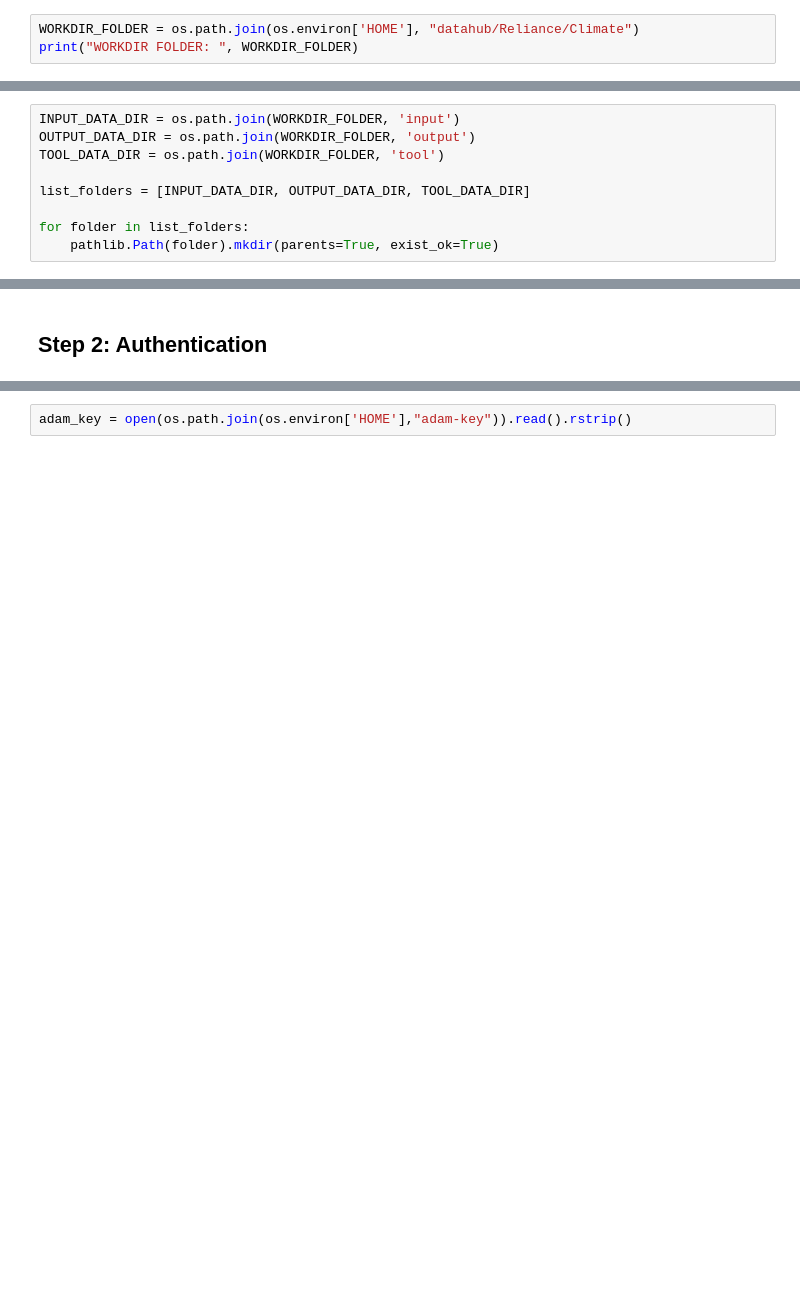
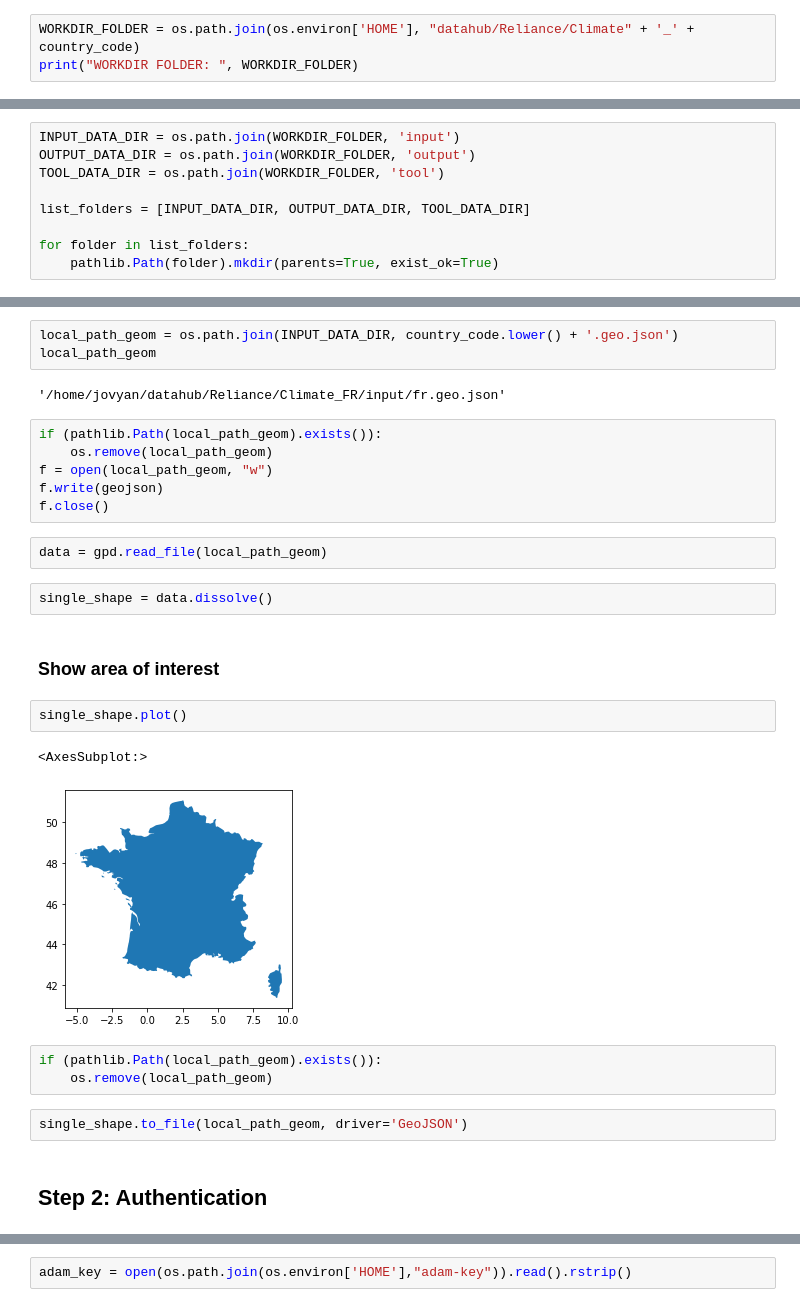
Before and after one commit to NordicESMhub/RELIANCE, a Jupyter notebook: content/demo-eosc-future/RELIANCE_France.ipynb, the cells around one changed output, grey strips where cells are left out. Saved outputs shown, nothing was run; the diff lists cells and outputs as text; blank space fills up the shorter version.

```diff
--- a/content/demo-eosc-future/RELIANCE_France.ipynb
+++ b/content/demo-eosc-future/RELIANCE_France.ipynb
@@ -37,6 +129,6 @@ warnings.filterwarnings('ignore')
 # %% [markdown]
 ### Create folders
 # %%
-WORKDIR_FOLDER = os.path.join(os.environ['HOME'], "datahub/Reliance/Climate")
+WORKDIR_FOLDER = os.path.join(os.environ['HOME'], "datahub/Reliance/Climate" + '_' + country_code)
 print("WORKDIR FOLDER: ", WORKDIR_FOLDER)
 # %% [output]
@@ -53,3 +150,30 @@ for folder in list_folders:
+# %%
+local_path_geom = os.path.join(INPUT_DATA_DIR, country_code.lower() + '.geo.json')
+local_path_geom
+# %% [output]
+'/home/jovyan/datahub/Reliance/Climate_FR/input/fr.geo.json'
+# %%
+if (pathlib.Path(local_path_geom).exists()):
+    os.remove(local_path_geom)
+f = open(local_path_geom, "w")
+f.write(geojson)
+f.close()
+# %%
+data = gpd.read_file(local_path_geom)
+# %%
+single_shape = data.dissolve()
+# %% [markdown]
+### Show area of interest
+# %%
+single_shape.plot()
+# %% [output]
+<AxesSubplot:>
+[figure, added]
+# %%
+if (pathlib.Path(local_path_geom).exists()):
+    os.remove(local_path_geom)
+# %%
+single_shape.to_file(local_path_geom, driver='GeoJSON')
 # %% [markdown]
-## <a id=2.Authentication></a> **Step 2: Authentication**
+## <a id=2_Authentication></a> **Step 2: Authentication**
 # %% [markdown]
```
Also changed, not shown: parts of 104 cells of this notebook, 3 other files.
